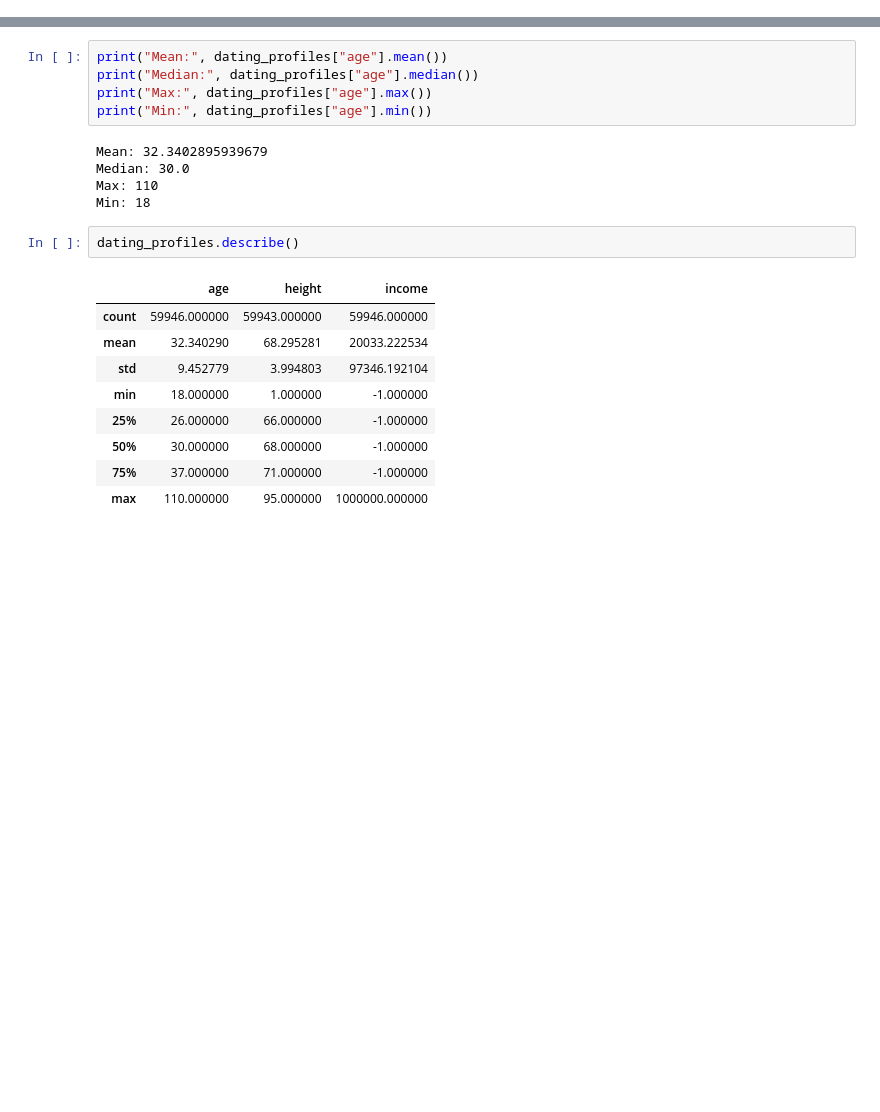
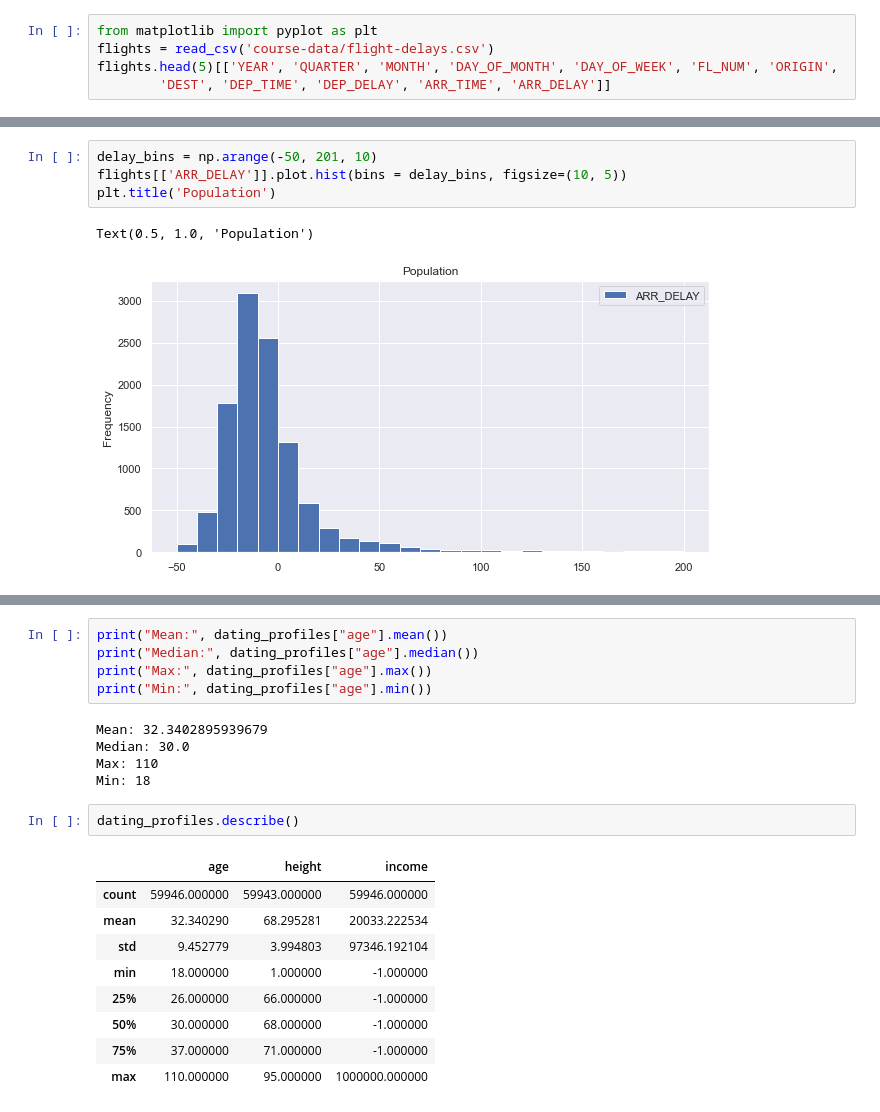
Before and after one commit to PhantomBigDataX/Statistics-for-data-science, a Jupyter notebook: exploratory-data-analysis.ipynb, the cells around one changed output, grey strips where cells are left out. Drawn from its saved outputs; the diff is of its cells as text; blank space fills up the shorter version.

```diff
--- a/exploratory-data-analysis.ipynb
+++ b/exploratory-data-analysis.ipynb
@@ -2,0 +373,5 @@
+# %%
+from matplotlib import pyplot as plt
+flights = read_csv('course-data/flight-delays.csv')
+flights.head(5)[['YEAR', 'QUARTER', 'MONTH', 'DAY_OF_MONTH', 'DAY_OF_WEEK', 'FL_NUM', 'ORIGIN',
+        'DEST', 'DEP_TIME', 'DEP_DELAY', 'ARR_TIME', 'ARR_DELAY']]
@@ -2,0 +395,7 @@
+# %%
+delay_bins = np.arange(-50, 201, 10)
+flights[['ARR_DELAY']].plot.hist(bins = delay_bins, figsize=(10, 5))
+plt.title('Population')
+# %% [output]
+Text(0.5, 1.0, 'Population')
+[figure, added]
```
Also changed, not shown: parts of 70 cells of this notebook, 37 other files.
